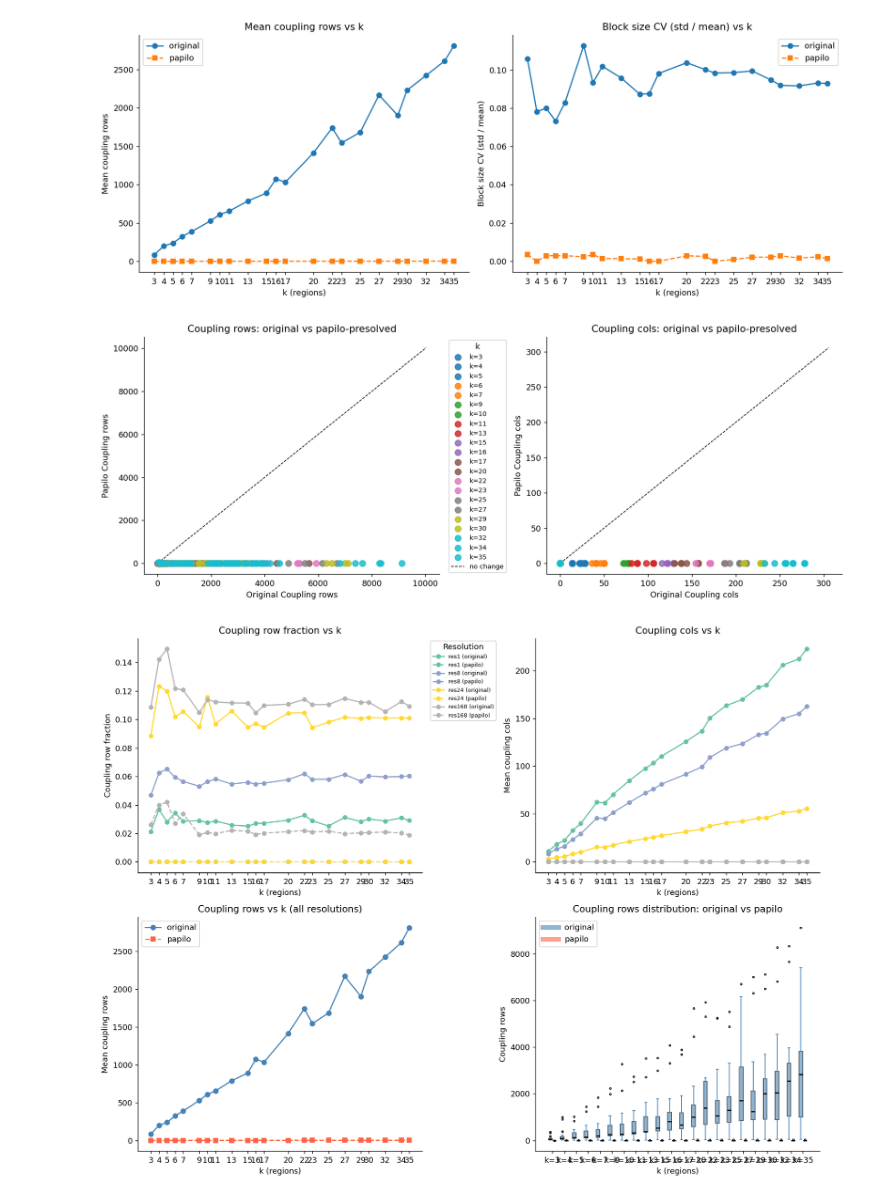
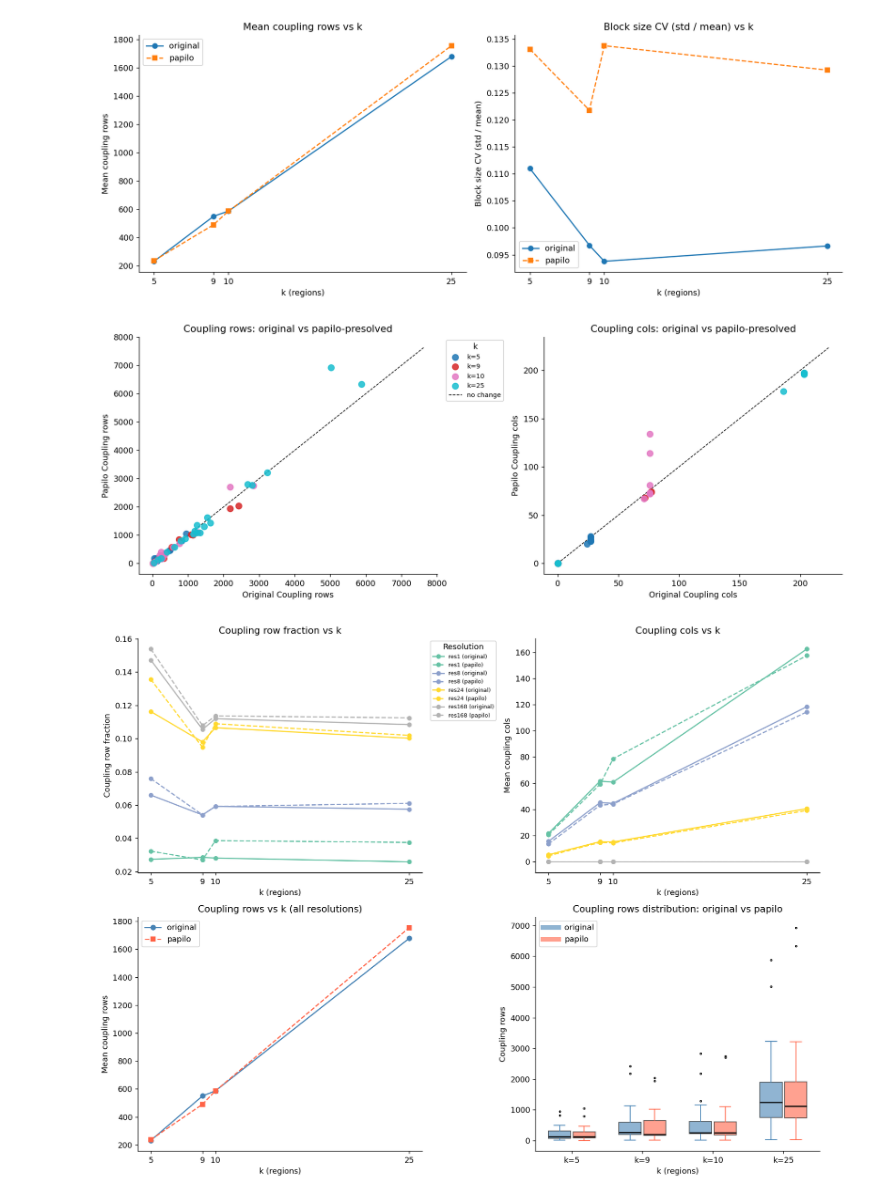
Before and after one commit to MarchisVlad/energy-system-preprocessing, a Jupyter notebook: experiments/scoring/plot_scores.ipynb, the cells around one changed output. Saved outputs shown, nothing was run; the diff lists cells and outputs as text; code cells hidden in the pictures.

```diff
--- a/experiments/scoring/plot_scores.ipynb
+++ b/experiments/scoring/plot_scores.ipynb
@@ -12,7 +12,12 @@ import pandas as pd
 PROJECT_ROOT = Path("../..").resolve()
 sys.path.insert(0, str(PROJECT_ROOT))
 
-SCORING_ROOT = Path("/data/energy-system-preprocessing/scoring")
+GENERATE_MIP = True
+WITH_CF = True
+
+_suffix = "_mip" if GENERATE_MIP else ""
+
+SCORING_ROOT = Path(f"/data/energy-system-preprocessing/scoring{_suffix}")
 MODEL_SCORING  = SCORING_ROOT / "models"
 PAPILO_SCORING = SCORING_ROOT / "papilo"
 
@@ -22,7 +27,13 @@ plt.rcParams.update({"figure.dpi": 130, "axes.spines.top": False, "axes.spines.r
 def parse_name(stem: str) -> dict:
     """Parse stem like 'r10_res168_f0.0000_t0.0192-k10-col-soed-vd200'."""
     model_name = stem.split("-k")[0]
-    m = re.match(r"r(\d+)_res(\d+)_f([\d.]+)_t([\d.]+)", model_name)
+
+    base_regex = r"r(\d+)_res(\d+)_f([\d.]+)_t([\d.]+)"
+
+    if WITH_CF:
+        base_regex += r"_cf[\d.]+"
+
+    m = re.match(base_regex, model_name)
     return {
         "model": model_name,
         "k":   int(m.group(1)),
@@ -175,8 +177,4 @@ plt.show()
 # %%
-# --- Coupling rows & block size imbalance vs k ---
-# Coupling rows: fewer = cleaner decomposition.
-# Block size CV (std/mean): lower = more balanced blocks across regions.
-
 fig, axes = plt.subplots(1, 2, figsize=(13, 5))
 
 for ax, metric, label in [
@@ -200,12 +198,8 @@ for ax, metric, label in [
 fig.tight_layout()
 plt.show()
 # %% [output]
-[figure, old version]
+[figure, new version]
 # %%
-# --- Coupling rows & cols: original vs papilo (paired scatter) ---
-# Each point is one model.  Diagonal = no change.
-# coupling_cols are linking-variable columns (partition 1 in pipstools).
-
 keys   = ["model", "k", "res", "f", "t"]
 merged = orig.merge(papilo, on=keys, suffixes=("_orig", "_papilo"))
 
@@ -235,14 +229,8 @@ axes[0].legend(title="k", bbox_to_anchor=(1.02, 1), loc="upper left", fontsize=8
 fig.tight_layout()
 plt.show()
 # %% [output]
-[figure, old version]
+[figure, new version]
 # %%
-# --- Coupling fraction & absolute coupling vs k, by resolution ---
-# Top row: coupling_row_frac (coupling rows / total rows) — normalised so models
-#          of different sizes are comparable.
-# Bottom row: raw coupling_rows and coupling_cols, averaged over f/t variants.
-# Solid = original, dashed = papilo.
-
 resolutions = sorted(df["res"].unique())
 ks_ordered  = sorted(df["k"].unique())
 res_cmap    = cm.get_cmap("Set2", len(resolutions))
@@ -254,10 +242,9 @@ panels = [
     (axes[0, 0], "coupling_row_frac", "Coupling row fraction (coupling / total rows)"),
     (axes[0, 1], "coupling_cols",     "Coupling cols (abs)"),
     (axes[1, 0], "coupling_rows",     "Coupling rows (abs)"),
-    (axes[1, 1], "coupling_rows",     "Coupling rows by resolution"),  # reused for boxplot below
+    (axes[1, 1], "coupling_rows",     "Coupling rows by resolution"),
 ]
 
-# Top-left: coupling fraction vs k, by resolution
 for res in resolutions:
     for source, ls in [("original", "-"), ("papilo", "--")]:
         sub = (
@@ -273,7 +260,6 @@ axes[0, 0].set_title("Coupling row fraction vs k")
 axes[0, 0].set_xticks(ks_ordered)
 axes[0, 0].legend(title="Resolution", fontsize=7, bbox_to_anchor=(1.02, 1), loc="upper left")
 
-# Top-right: coupling_cols vs k, by resolution
 for res in resolutions:
     for source, ls in [("original", "-"), ("papilo", "--")]:
         sub = (
@@ -288,41 +274,38 @@ axes[0, 1].set_ylabel("Mean coupling cols")
 axes[0, 1].set_title("Coupling cols vs k")
 axes[0, 1].set_xticks(ks_ordered)
 
-# Bottom-left: coupling_rows vs k, both sources overlaid (no resolution split)
 for source, ls, marker in [("original", "-", "o"), ("papilo", "--", "s")]:
     sub = df[df["source"] == source].groupby("k")["coupling_rows"].mean().reindex(ks_ordered)
     axes[1, 0].plot(sub.index, sub.values, linestyle=ls, marker=marker,
                     markersize=6, label=source, color="steelblue" if source == "original" else "tomato")
 axes[1, 0].set_xlabel("k (regions)")
 axes[1, 0].set_ylabel("Mean coupling rows")
 axes[1, 0].set_title("Coupling rows vs k (all resolutions)")
 axes[1, 0].set_xticks(ks_ordered)
 axes[1, 0].legend()
 
-# Bottom-right: coupling rows distribution as boxplot per k, both sources side-by-side
 ax = axes[1, 1]
 width = 0.35
 x = np.arange(len(ks_ordered))
 for offset, source, color in [(-width / 2, "original", "steelblue"), (width / 2, "papilo", "tomato")]:
     data_by_k = [
         df[(df["source"] == source) & (df["k"] == k)]["coupling_rows"].values
         for k in ks_ordered
     ]
     bp = ax.boxplot(data_by_k, positions=x + offset, widths=width * 0.9,
                     patch_artist=True, manage_ticks=False,
                     boxprops=dict(facecolor=color, alpha=0.6),
                     medianprops=dict(color="black", lw=1.5),
                     whiskerprops=dict(color=color), capprops=dict(color=color),
                     flierprops=dict(marker=".", color=color, markersize=4))
-    ax.plot([], [], color=color, label=source, linewidth=6, alpha=0.6)  # legend proxy
-ax.set_xticks(x)
+    ax.plot([], [], color=color, label=source, linewidth=6, alpha=0.6)
 ax.set_xticklabels([f"k={k}" for k in ks_ordered])
 ax.set_xlabel("k (regions)")
 ax.set_ylabel("Coupling rows")
 ax.set_title("Coupling rows distribution: original vs papilo")
 ax.legend()
 
 fig.tight_layout()
 plt.show()
 # %% [output]
-[figure, old version]
+[figure, new version]
```
Also changed, not shown: parts of 4 cells of this notebook, 37 other files.
